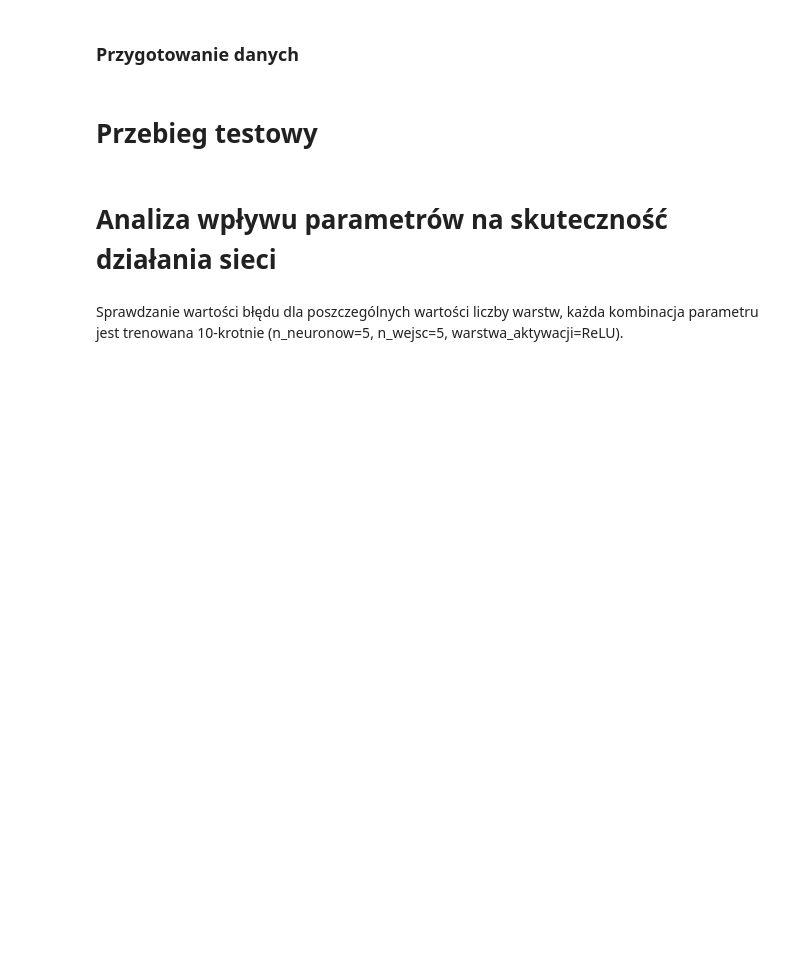
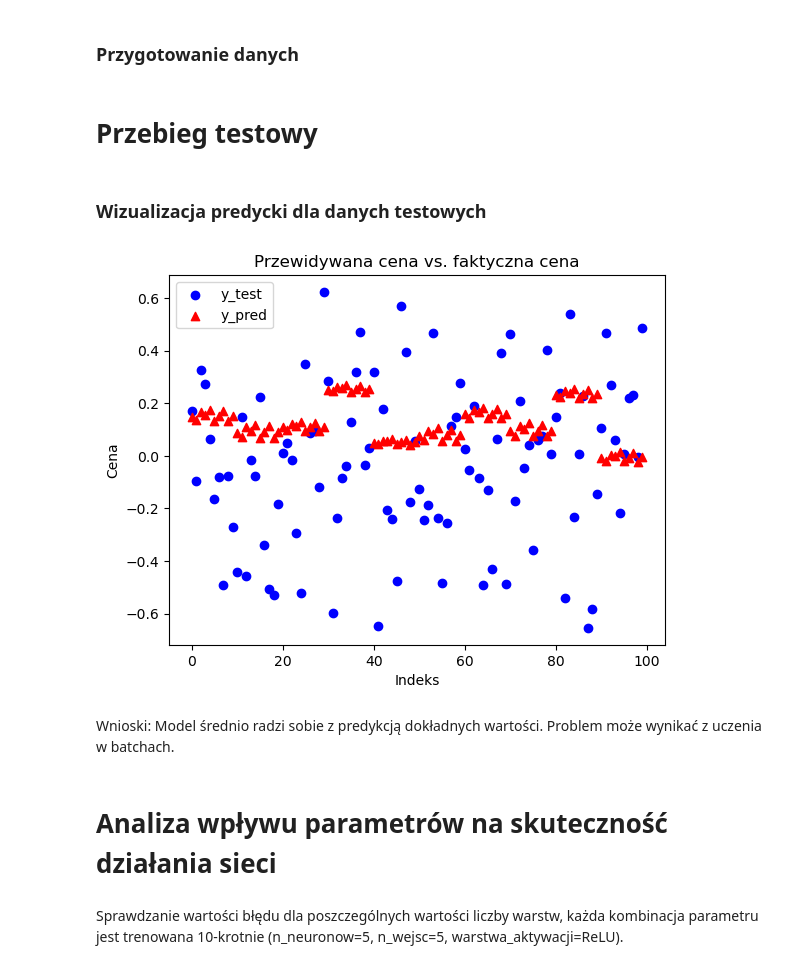
Before and after one commit to Alex4ndro5/ProjektSSN, a Jupyter notebook: Projekt_SSN.ipynb, the cells around one changed output. Cells and saved outputs as stored; diff of their text form; code cells hidden in the pictures; blank space fills up the shorter version.

```diff
--- a/Projekt_SSN.ipynb
+++ b/Projekt_SSN.ipynb
@@ -304,7 +304,6 @@ class wielowarstwowy_perceptron:
 ### Funkcje trenowania i testowania
 # %%
 def trenuj_testuj(model, X_trening, X_test, y_trening, y_test, n_okresow, wielkosc_serii=10):
-
     for _ in tqdm(range(n_okresow)):
         indeksy_treningu = random.sample(range(len(X_trening)), wielkosc_serii)
         X_seria = np.array([X_trening[i] for i in indeksy_treningu])
@@ -313,12 +312,15 @@ def trenuj_testuj(model, X_trening, X_test, y_trening, y_test, n_okresow, wielko
         blad = model.naprzod_oblicz_blad(X_seria, y_seria, True)
         model.wstecz(blad)
 
-    indeksu_walidacji = random.sample(range(len(X_test)), wielkosc_serii)
-    X_test = np.array([X_test[i] for i in indeksu_walidacji])
-    y_test = np.array([y_test[i] for i in indeksu_walidacji])
-    blad = model.naprzod_oblicz_blad(X_test, y_test, False)
+    indeksy_walidacji = random.sample(range(len(X_test)), wielkosc_serii)
+    X_test_walidacyjne = np.array([X_test[i] for i in indeksy_walidacji])
+    y_test_walidacyjne = np.array([y_test[i] for i in indeksy_walidacji])
+
+    blad = model.naprzod_oblicz_blad(X_test_walidacyjne, y_test_walidacyjne, False)
     print("Blad: {}".format(blad))
-    return model.naprzod(X_test, False), blad
+
+    wyniki_testowe = model.naprzod(X_test, False)
+    return wyniki_testowe, blad
 # %% [markdown]
 ### Przygotowanie danych
 # %%
@@ -335,6 +337,25 @@ X_trening, X_test, y_trening, y_test = train_test_split(X, y, test_size=0.2, ran
 %%capture
 model = wielowarstwowy_perceptron(n_warstw=2, n_neuronow=5, n_wejsc=5, warstwa_aktywacji=ReLU())
 y_pred, blad= trenuj_testuj(model, X_trening, X_test, y_trening, y_test, 20, 10)
+# %% [markdown]
+### Wizualizacja predycki dla danych testowych
+# %%
+# Wykresy dla danych testowych i przewidywanych
+y_pred = y_pred.flatten()[0:100]
+y_test = y_test[0:100]
+
+plt.scatter(range(len(y_test)), y_test, marker='o', color='blue', label='y_test')
+plt.scatter(range(len(y_pred)), y_pred, marker='^', color='red', label='y_pred')
+
+plt.xlabel('Indeks')
+plt.ylabel('Cena')
+plt.title('Przewidywana cena vs. faktyczna cena')
+plt.legend()
+plt.show()
+# %% [output]
+[figure, added]
+# %% [markdown]
+Wnioski: Model średnio radzi sobie z predykcją dokładnych wartości. Problem może wynikać z uczenia w batchach.
 # %% [markdown]
 # Analiza wpływu parametrów na skuteczność działania sieci
 # %% [markdown]
```
Also changed, not shown: parts of 5 cells of this notebook, 1 other file.
